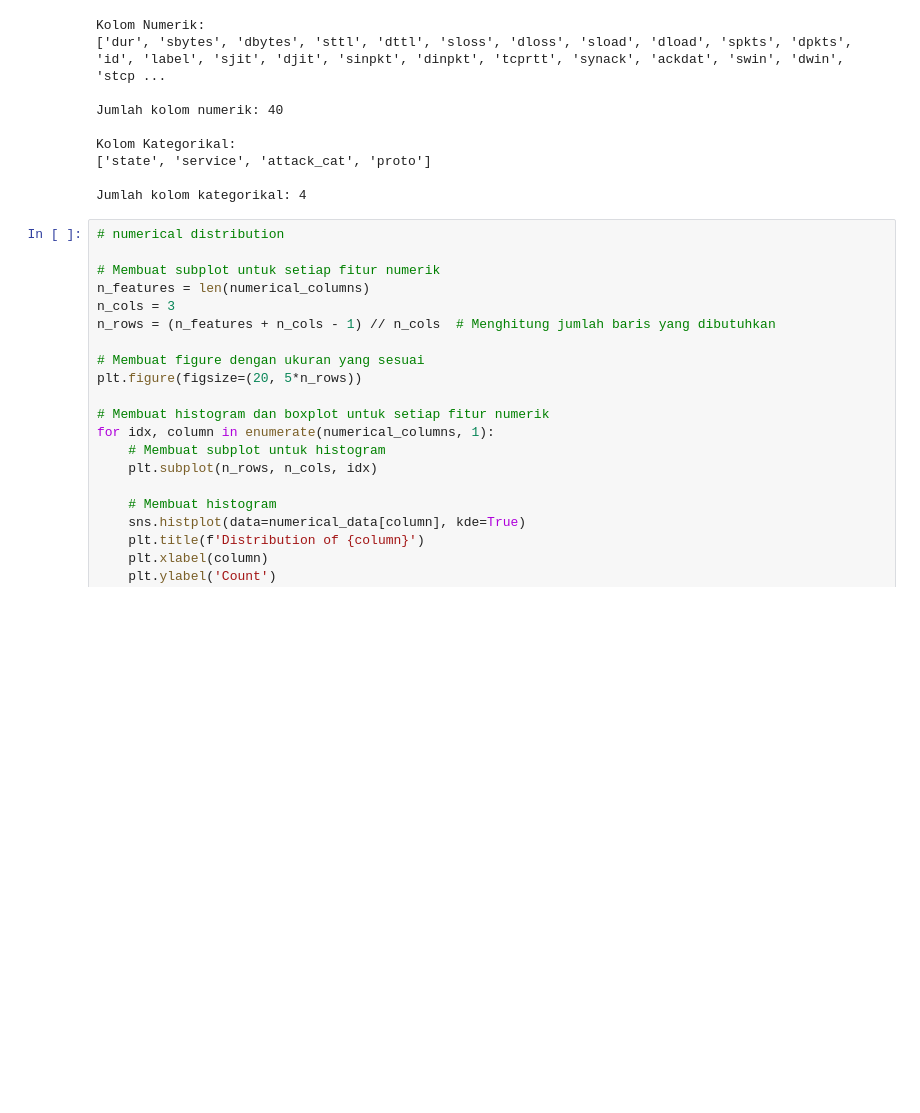
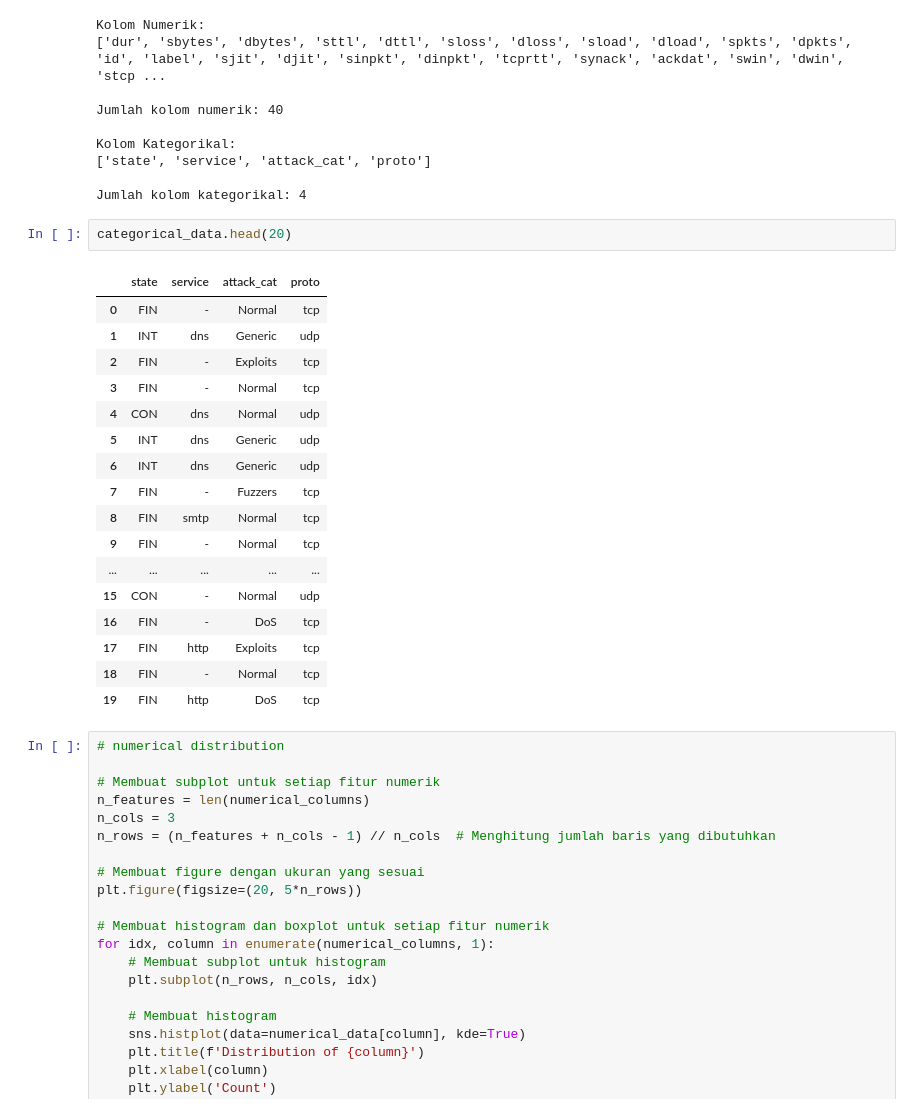
Before and after one commit to ozarabal/Tubes2_AI_Topuria, a Jupyter notebook: src/IF3170 Artificial Intelligence _ Tugas Besar 2 Notebook Template.ipynb, the cells around one changed output. Drawn from its saved outputs; the diff is of its cells as text; blank space fills up the shorter version.

```diff
--- a/src/IF3170 Artificial Intelligence _ Tugas Besar 2 Notebook Template.ipynb
+++ b/src/IF3170 Artificial Intelligence _ Tugas Besar 2 Notebook Template.ipynb
@@ -148,6 +186,26 @@ Kolom Kategorikal:
 ['state', 'service', 'attack_cat', 'proto']
 
 Jumlah kolom kategorikal: 4
+# %%
+categorical_data.head(20)
+# %% [output]
+|  | state | service | attack_cat | proto |
+| 0 | FIN | - | Normal | tcp |
+| 1 | INT | dns | Generic | udp |
+| 2 | FIN | - | Exploits | tcp |
+| 3 | FIN | - | Normal | tcp |
+| 4 | CON | dns | Normal | udp |
+| 5 | INT | dns | Generic | udp |
+| 6 | INT | dns | Generic | udp |
+| 7 | FIN | - | Fuzzers | tcp |
+| 8 | FIN | smtp | Normal | tcp |
+| 9 | FIN | - | Normal | tcp |
+| ... | ... | ... | ... | ... |
+| 15 | CON | - | Normal | udp |
+| 16 | FIN | - | DoS | tcp |
+| 17 | FIN | http | Exploits | tcp |
+| 18 | FIN | - | Normal | tcp |
+| 19 | FIN | http | DoS | tcp |
 # %%
 # numerical distribution
 
```
Also changed, not shown: parts of 18 cells of this notebook.
